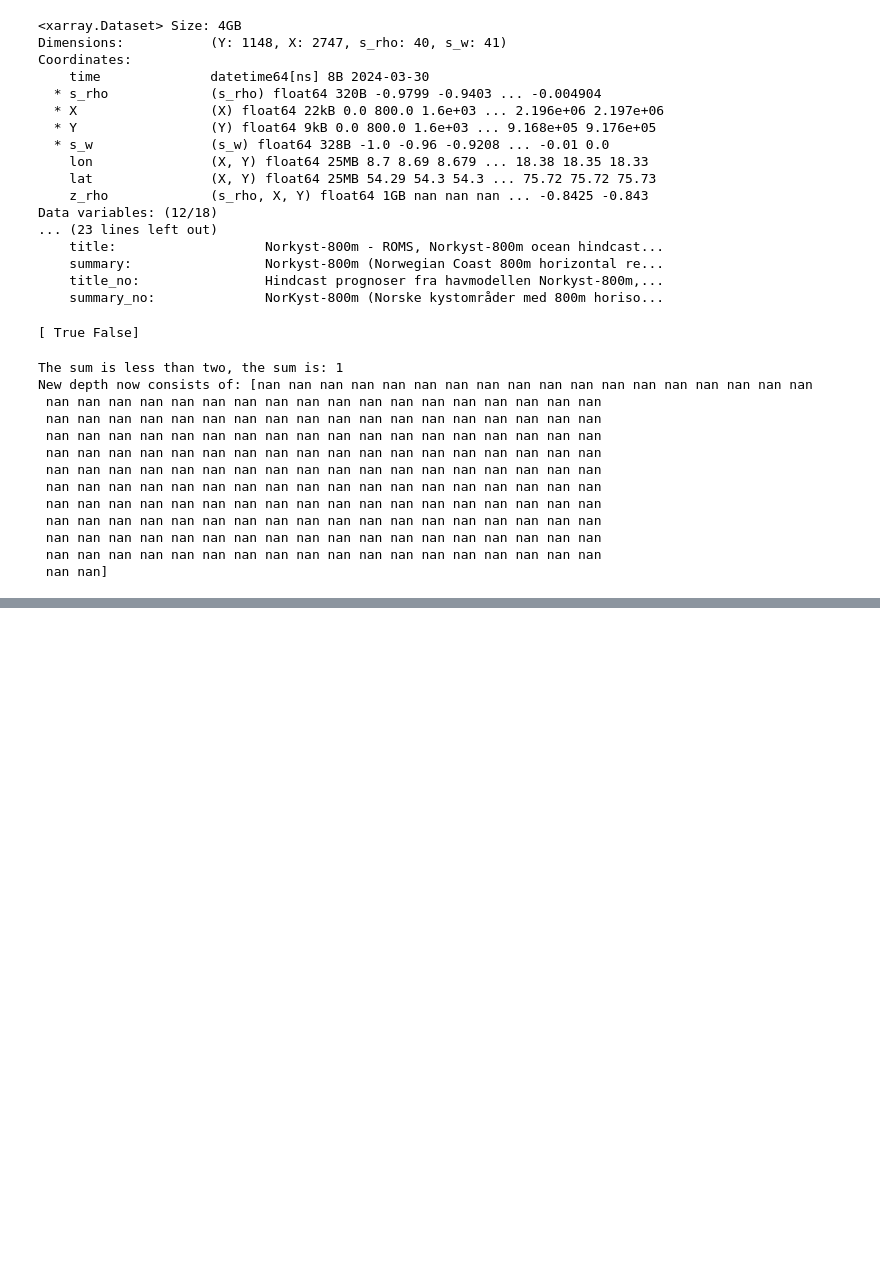
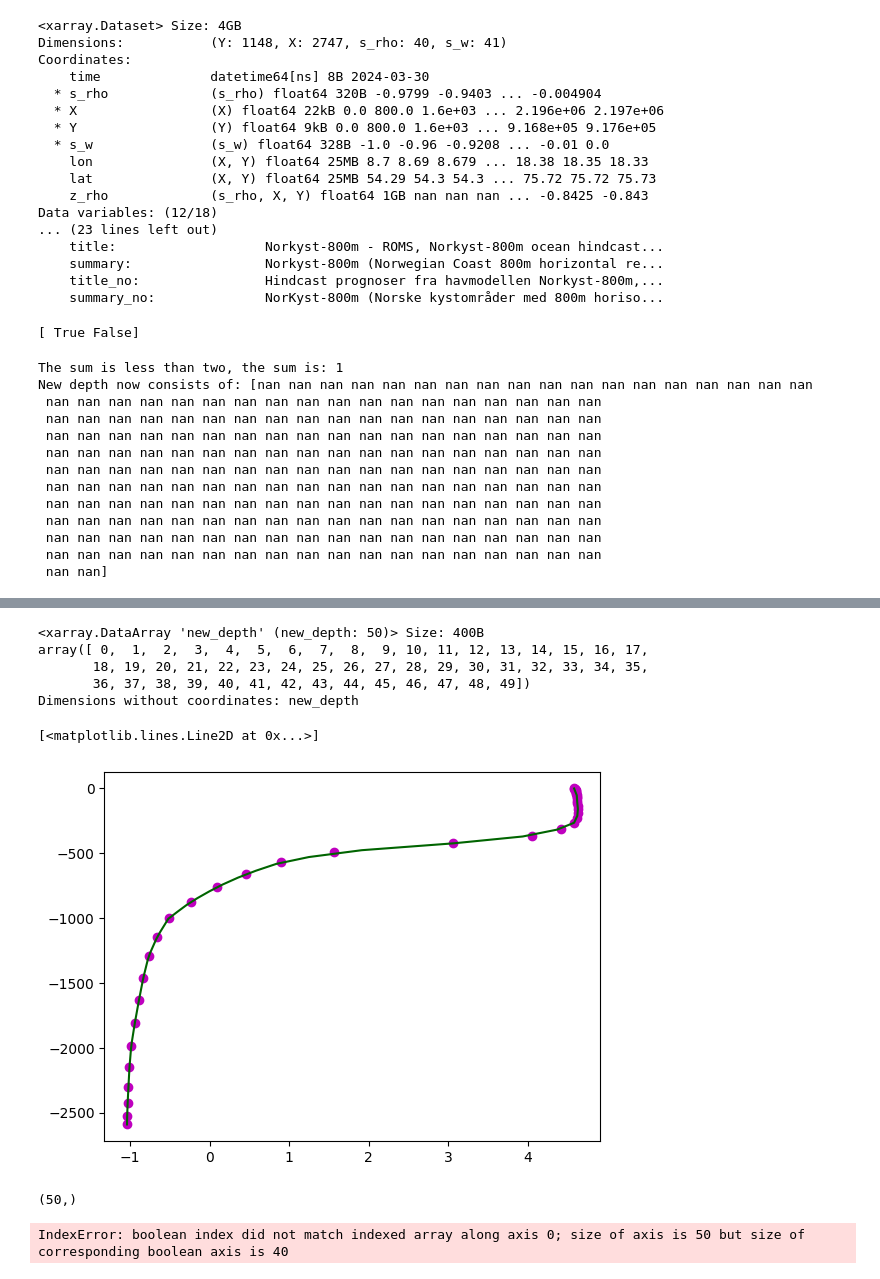
Before and after one commit to metno/ocean-ai, a Jupyter notebook: plot/mld_interpolated.ipynb, the cells around one changed output, grey strips where cells are left out. Cells and saved outputs as stored; diff of their text form; code cells hidden in the pictures; blank space fills up the shorter version.

Commit message:
interpolation works, but boolean error due to shape

```diff
--- a/plot/mld_interpolated.ipynb
+++ b/plot/mld_interpolated.ipynb
@@ -91,0 +174,4 @@ New depth now consists of: [nan nan nan nan nan nan nan nan nan nan nan nan nan
+# %%
+depth_transp = z.transpose(*temp.dims)
+# %%
+temp_da = interpolate_grid(depth_transp, temp, nz = 50)
@@ -91,0 +198,19 @@ New depth now consists of: [nan nan nan nan nan nan nan nan nan nan nan nan nan
+# %%
+temp_da.new_depth
+# %% [output]
+<xarray.DataArray 'new_depth' (new_depth: 50)> Size: 400B
+array([ 0,  1,  2,  3,  4,  5,  6,  7,  8,  9, 10, 11, 12, 13, 14, 15, 16, 17,
+       18, 19, 20, 21, 22, 23, 24, 25, 26, 27, 28, 29, 30, 31, 32, 33, 34, 35,
+       36, 37, 38, 39, 40, 41, 42, 43, 44, 45, 46, 47, 48, 49])
+Dimensions without coordinates: new_depth
+# %%
+#selecting out one point
+X, Y = 1147,2111
+depth_orig = z[:,Y,X]
+temp_orig = temp[:,X,Y]
+
+plt.scatter(temp_orig, depth_orig, color = 'm', label = 'Original')
+plt.plot(temp_da[0,:,X,Y].values, temp_da[1, :, X,Y], label = 'Interpolated', color = 'darkgreen', zorder = 20)
+# %% [output]
+[<matplotlib.lines.Line2D at 0x...>]
+[figure, added]
@@ -91,0 +223,10 @@ New depth now consists of: [nan nan nan nan nan nan nan nan nan nan nan nan nan
+# %%
+#Throwing an error because of shape inconstitencies
+temp_da[1,:,X,Y].shape
+#pot_dens.shape
+# %% [output]
+(50,)
+# %%
+MLD(pot_dens.values, temp_da[1,:, X,Y].values)
+# %% [output]
+IndexError: boolean index did not match indexed array along axis 0; size of axis is 50 but size of corresponding boolean axis is 40
```
Also changed, not shown: parts of 8 cells of this notebook.
